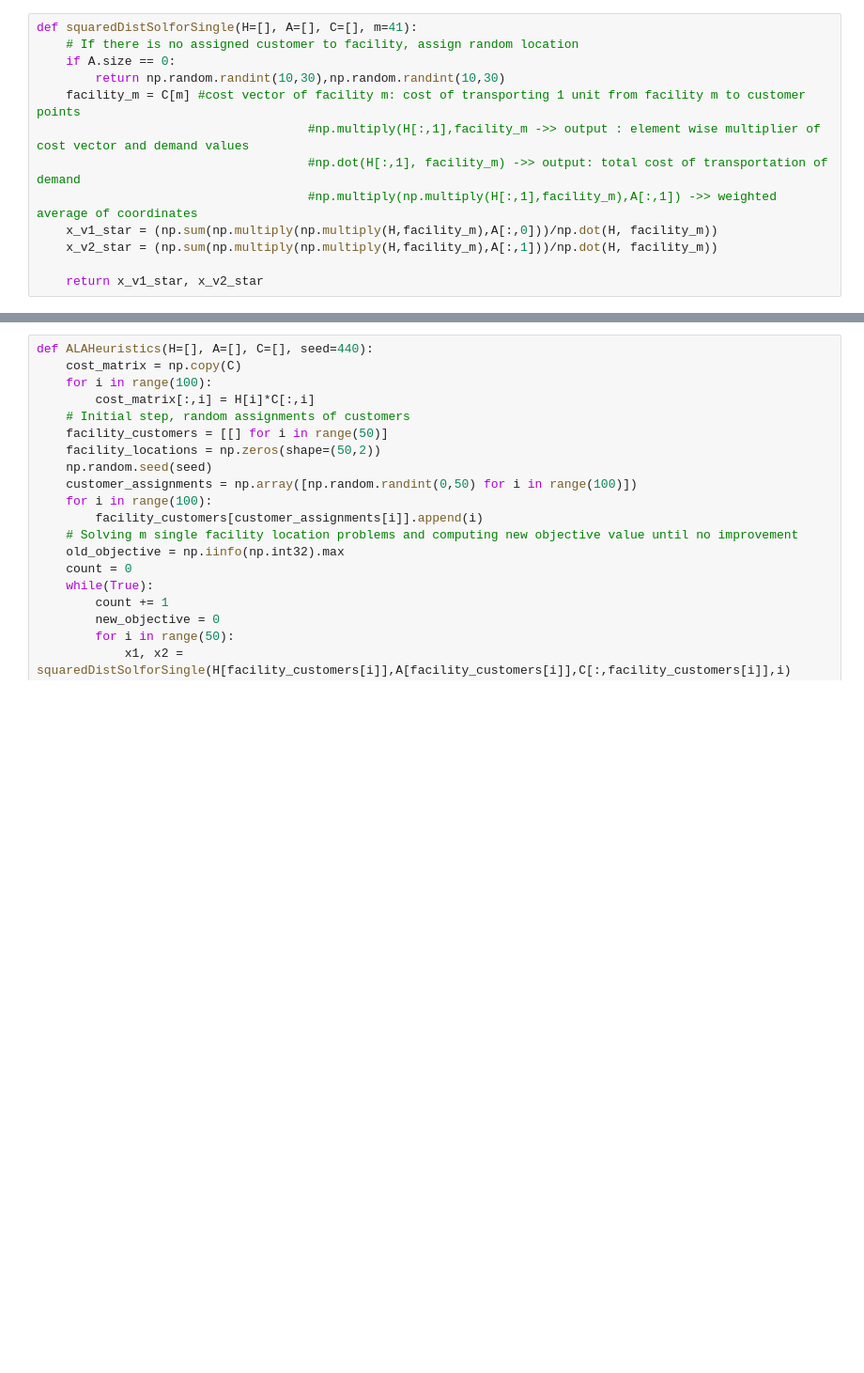
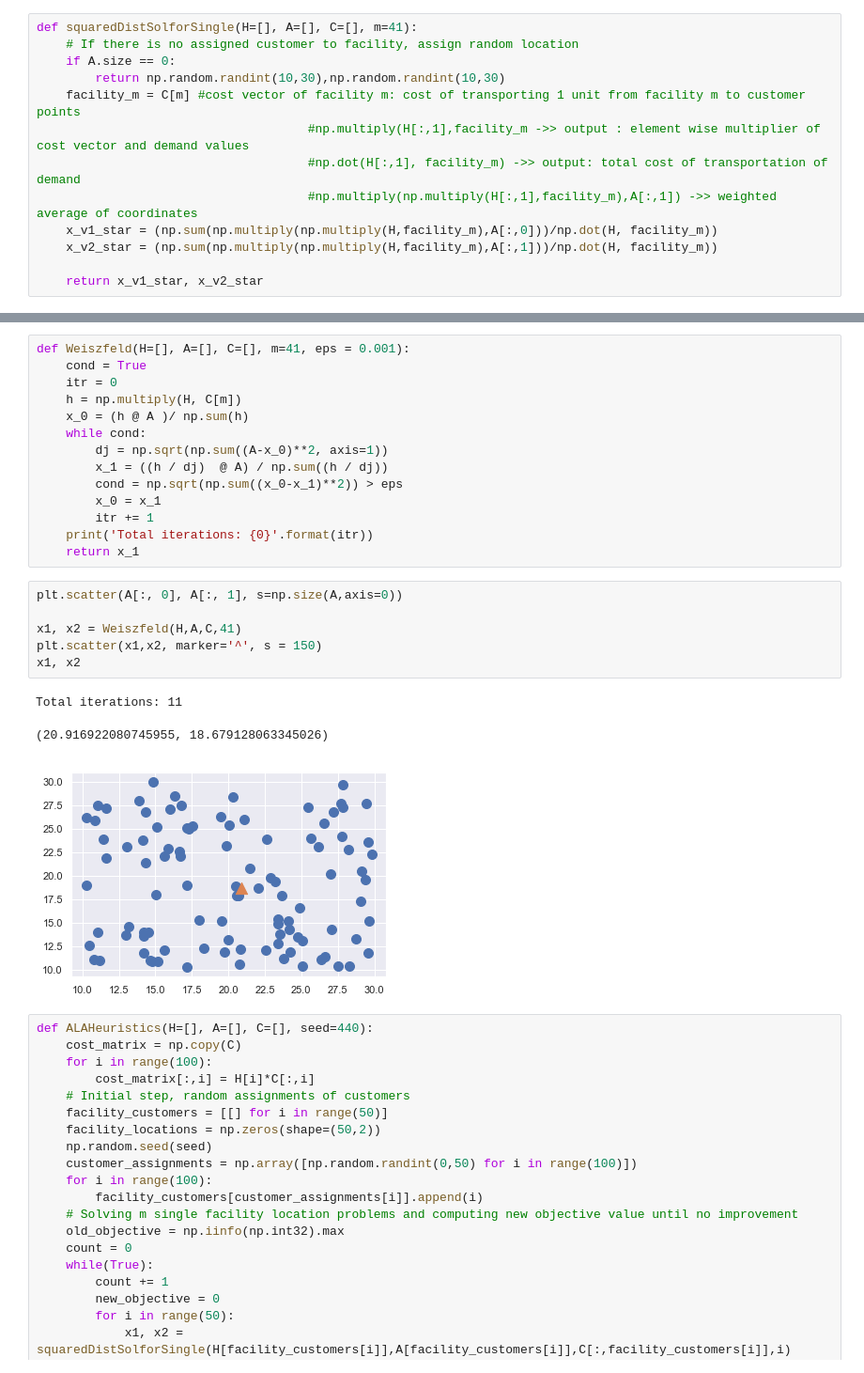
Before and after one commit to akinelden/ie440-homework2, a Jupyter notebook: HW2_scripts.ipynb, the cells around one changed output, grey strips where cells are left out. Shown at 94% size. Cells and saved outputs as stored; diff of their text form; blank space fills up the shorter version.

Commit message:
Weiszfeld implemented

```diff
--- a/HW2_scripts.ipynb
+++ b/HW2_scripts.ipynb
@@ -40,3 +41,27 @@ x1, x2
+# %%
+def Weiszfeld(H=[], A=[], C=[], m=41, eps = 0.001):
+    cond = True
+    itr = 0
+    h = np.multiply(H, C[m])
+    x_0 = (h @ A )/ np.sum(h)
+    while cond:
+        dj = np.sqrt(np.sum((A-x_0)**2, axis=1))
+        x_1 = ((h / dj)  @ A) / np.sum((h / dj))
+        cond = np.sqrt(np.sum((x_0-x_1)**2)) > eps
+        x_0 = x_1
+        itr += 1
+    print('Total iterations: {0}'.format(itr))
+    return x_1
+# %%
+plt.scatter(A[:, 0], A[:, 1], s=np.size(A,axis=0))
+
+x1, x2 = Weiszfeld(H,A,C,41)
+plt.scatter(x1,x2, marker='^', s = 150)
+x1, x2
+# %% [output]
+Total iterations: 11
+(20.916922080745955, 18.679128063345026)
+[figure, added]
 # %%
 def ALAHeuristics(H=[], A=[], C=[], seed=440):
     cost_matrix = np.copy(C)
```
Also changed, not shown: parts of 1 cell of this notebook.
